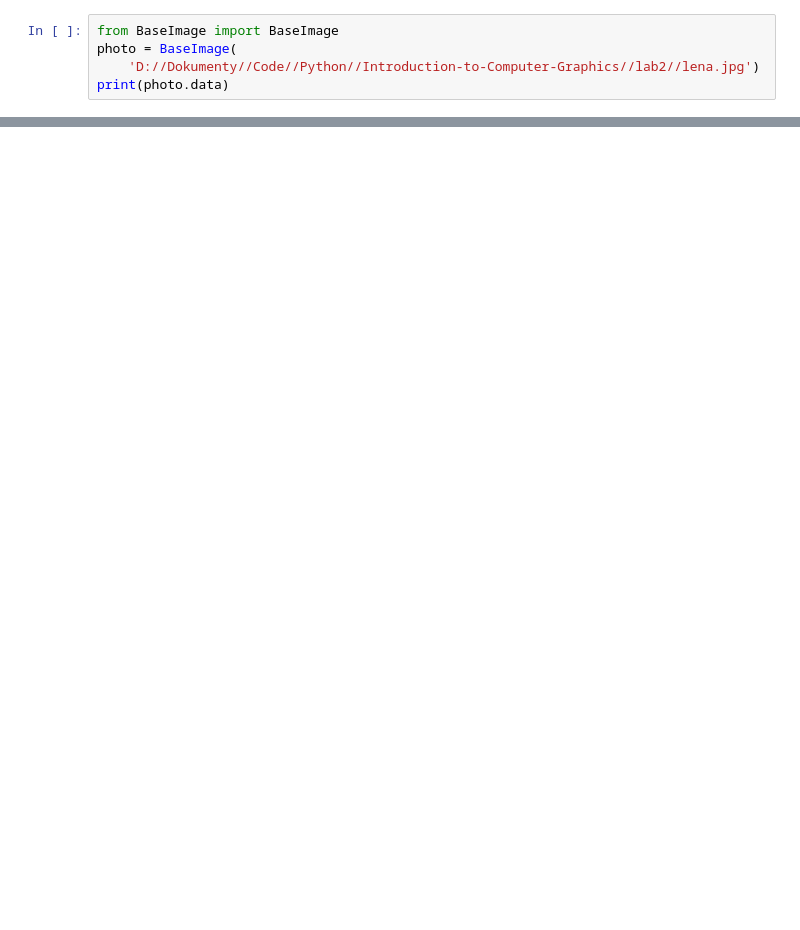
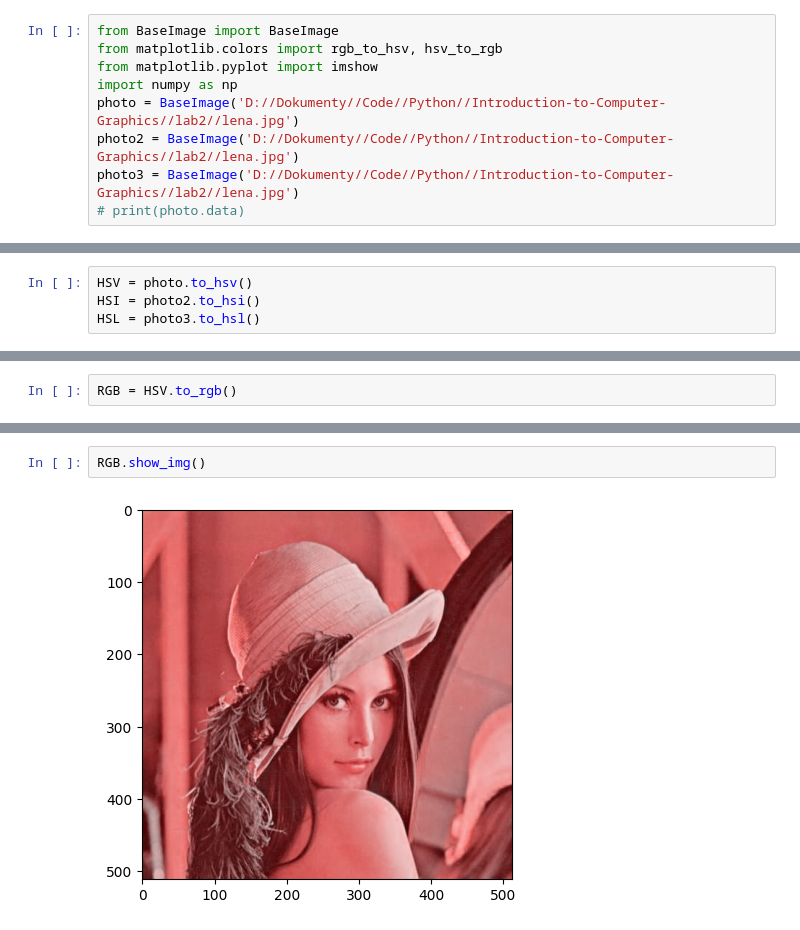
Before and after one commit to Arrturo/Image-Processing, a Jupyter notebook: lab2/main.ipynb, the cells around one changed output, grey strips where cells are left out. Drawn from its saved outputs; the diff is of its cells as text; blank space fills up the shorter version.

```diff
--- a/lab2/main.ipynb
+++ b/lab2/main.ipynb
@@ -1,5 +1,9 @@
 # %%
 from BaseImage import BaseImage
-photo = BaseImage(
-    'D://Dokumenty//Code//Python//Introduction-to-Computer-Graphics//lab2//lena.jpg')
-print(photo.data)
+from matplotlib.colors import rgb_to_hsv, hsv_to_rgb
+from matplotlib.pyplot import imshow
+import numpy as np
+photo = BaseImage('D://Dokumenty//Code//Python//Introduction-to-Computer-Graphics//lab2//lena.jpg')
+photo2 = BaseImage('D://Dokumenty//Code//Python//Introduction-to-Computer-Graphics//lab2//lena.jpg')
+photo3 = BaseImage('D://Dokumenty//Code//Python//Introduction-to-Computer-Graphics//lab2//lena.jpg')
+# print(photo.data)
@@ -71,0 +34,4 @@ Clipping input data to the valid range for imshow with RGB data ([0..1] for floa
+# %%
+HSV = photo.to_hsv()
+HSI = photo2.to_hsi()
+HSL = photo3.to_hsl()
@@ -71,0 +98,2 @@ Clipping input data to the valid range for imshow with RGB data ([0..1] for floa
+# %%
+RGB = HSV.to_rgb()
@@ -71,0 +164,4 @@ Clipping input data to the valid range for imshow with RGB data ([0..1] for floa
+# %%
+RGB.show_img()
+# %% [output]
+[figure, added]
```
Also changed, not shown: parts of 15 cells of this notebook, 1 other file.
